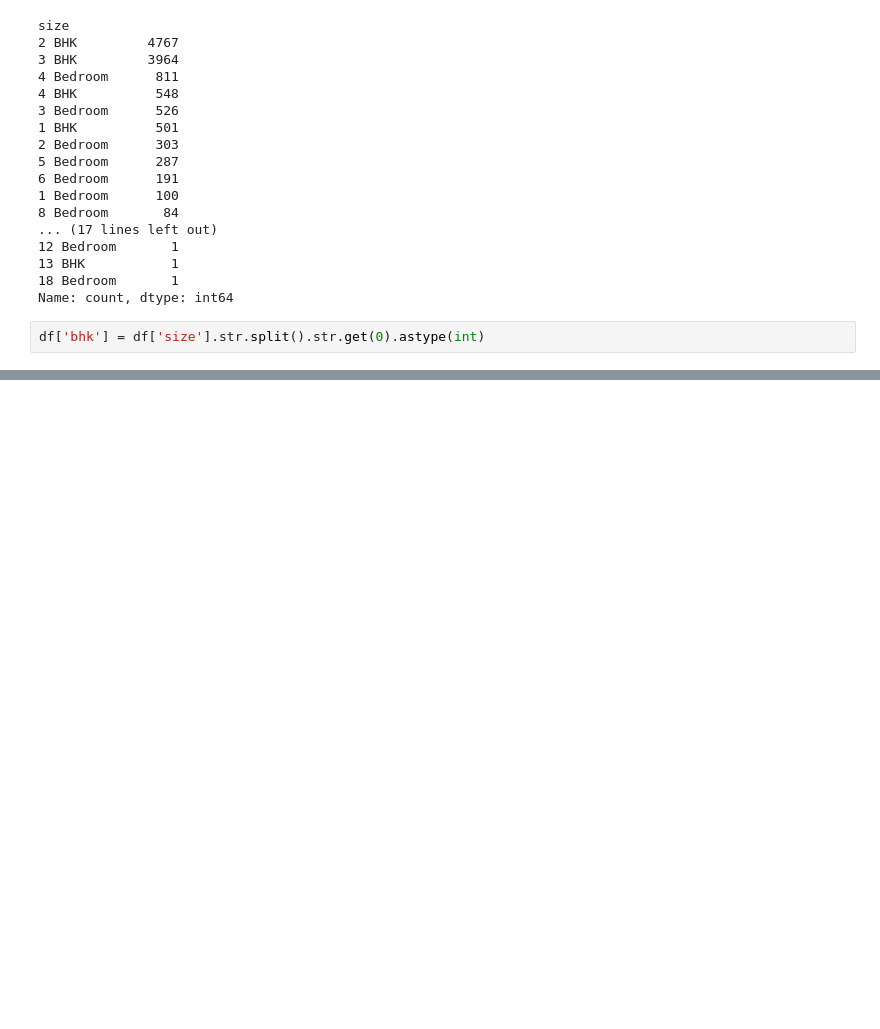
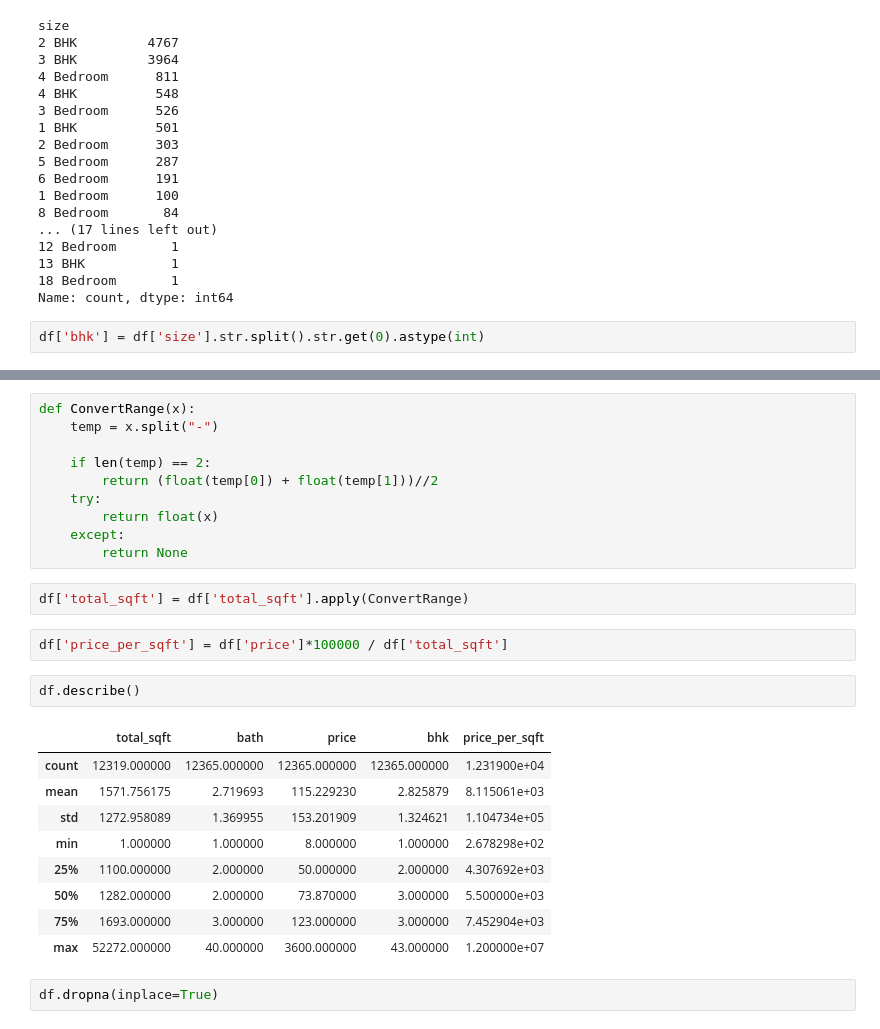
Before and after one commit to ManavKatrodiyaOpash/AI-ML-Internship, a Jupyter notebook: Day 36_37_38_39 ML Mini Project/HousePricePrediction.ipynb, the cells around one changed output, grey strips where cells are left out. Drawn from its saved outputs; the diff is of its cells as text; blank space fills up the shorter version.

```diff
--- a/Day 36_37_38_39 ML Mini Project/HousePricePrediction.ipynb
+++ b/Day 36_37_38_39 ML Mini Project/HousePricePrediction.ipynb
@@ -115,0 +128,28 @@ df[df['bhk'] > 10]
+# %%
+def ConvertRange(x):
+    temp = x.split("-")
+
+    if len(temp) == 2:
+        return (float(temp[0]) + float(temp[1]))//2
+    try:
+        return float(x)
+    except:
+        return None
+# %%
+df['total_sqft'] = df['total_sqft'].apply(ConvertRange)
+# %%
+df['price_per_sqft'] = df['price']*100000 / df['total_sqft']
+# %%
+df.describe()
+# %% [output]
+|  | total_sqft | bath | price | bhk | price_per_sqft |
+| count | 12319.000000 | 12365.000000 | 12365.000000 | 12365.000000 | 1.231900e+04 |
+| mean | 1571.756175 | 2.719693 | 115.229230 | 2.825879 | 8.115061e+03 |
+| std | 1272.958089 | 1.369955 | 153.201909 | 1.324621 | 1.104734e+05 |
+| min | 1.000000 | 1.000000 | 8.000000 | 1.000000 | 2.678298e+02 |
+| 25% | 1100.000000 | 2.000000 | 50.000000 | 2.000000 | 4.307692e+03 |
+| 50% | 1282.000000 | 2.000000 | 73.870000 | 3.000000 | 5.500000e+03 |
+| 75% | 1693.000000 | 3.000000 | 123.000000 | 3.000000 | 7.452904e+03 |
+| max | 52272.000000 | 40.000000 | 3600.000000 | 43.000000 | 1.200000e+07 |
+# %%
+df.dropna(inplace=True)
```
Also changed, not shown: parts of 50 cells of this notebook, 3 other files.
